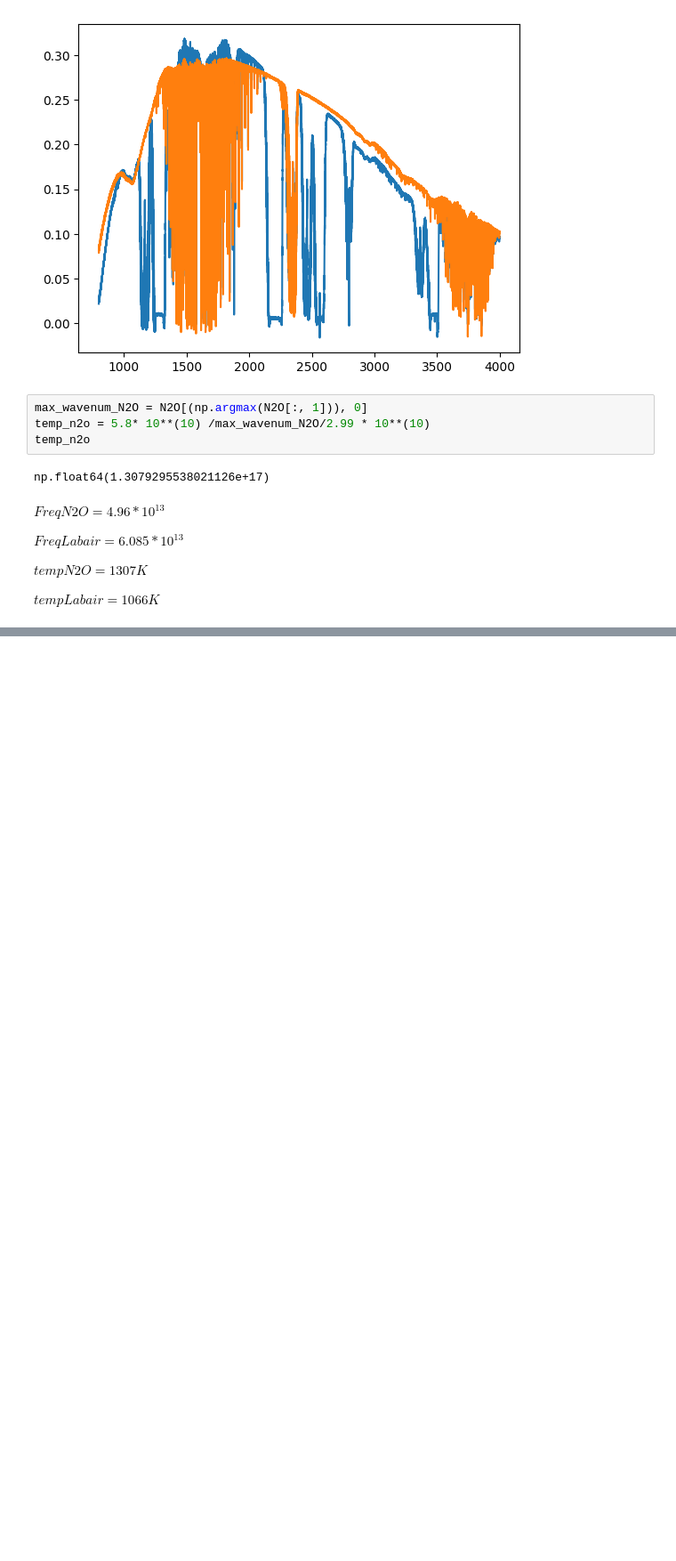
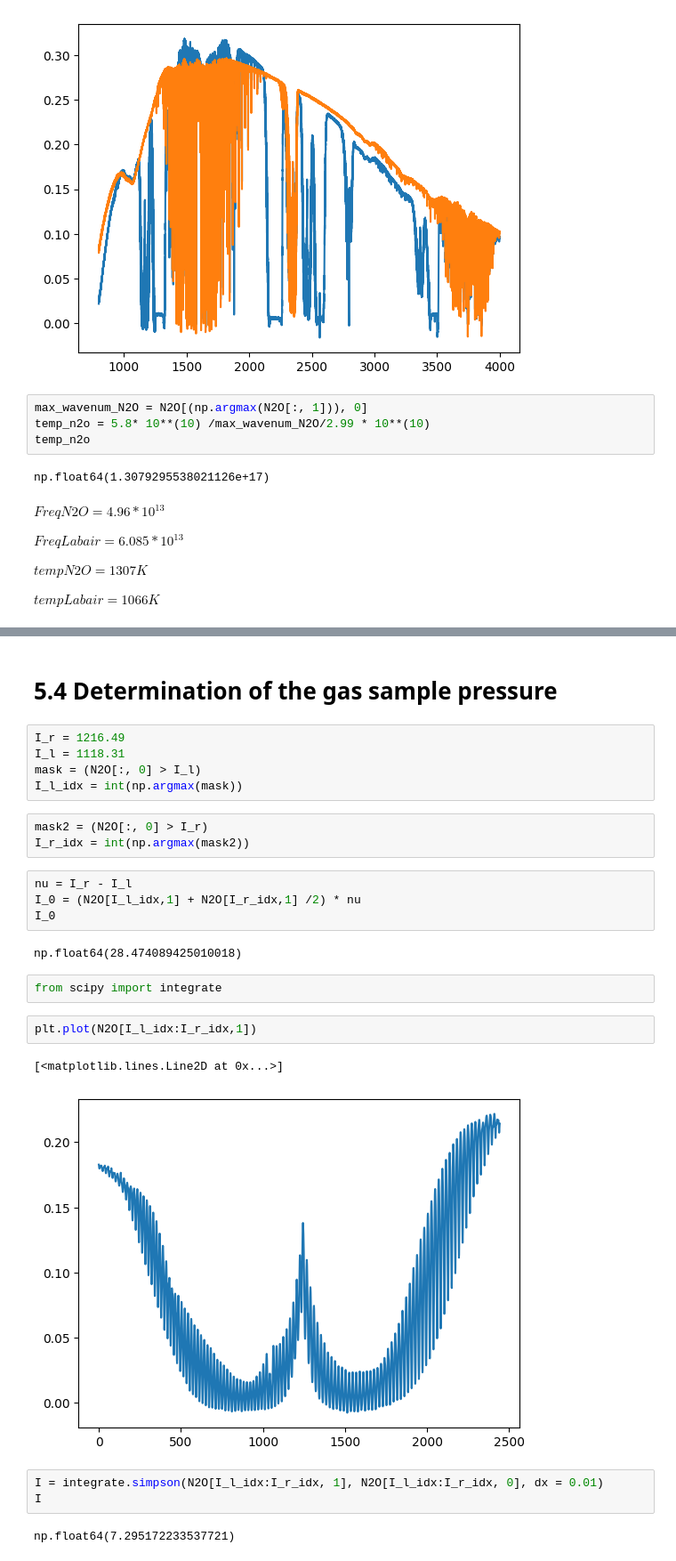
Before and after one commit to jaychotaliya987/InfraredSpectroscopy, a Jupyter notebook: MultiPurpose.ipynb, the cells around one changed output, grey strips where cells are left out. Shown at 89% size. Saved outputs shown, nothing was run; the diff lists cells and outputs as text; blank space fills up the shorter version.

```diff
--- a/MultiPurpose.ipynb
+++ b/MultiPurpose.ipynb
@@ -52,0 +74,28 @@ IndexError: arrays used as indices must be of integer (or boolean) type
+# %% [markdown]
+# 5.4 Determination of the gas sample pressure
+# %%
+I_r = 1216.49
+I_l = 1118.31
+mask = (N2O[:, 0] > I_l)
+I_l_idx = int(np.argmax(mask))
+# %%
+mask2 = (N2O[:, 0] > I_r)
+I_r_idx = int(np.argmax(mask2))
+# %%
+nu = I_r - I_l
+I_0 = (N2O[I_l_idx,1] + N2O[I_r_idx,1] /2) * nu
+I_0
+# %% [output]
+np.float64(28.474089425010018)
+# %%
+from scipy import integrate
+# %%
+plt.plot(N2O[I_l_idx:I_r_idx,1])
+# %% [output]
+[<matplotlib.lines.Line2D at 0x...>]
+[figure, added]
+# %%
+I = integrate.simpson(N2O[I_l_idx:I_r_idx, 1], N2O[I_l_idx:I_r_idx, 0], dx = 0.01)
+I
+# %% [output]
+np.float64(7.295172233537721)
```
Also changed, not shown: parts of 21 cells of this notebook, 4 other files.
